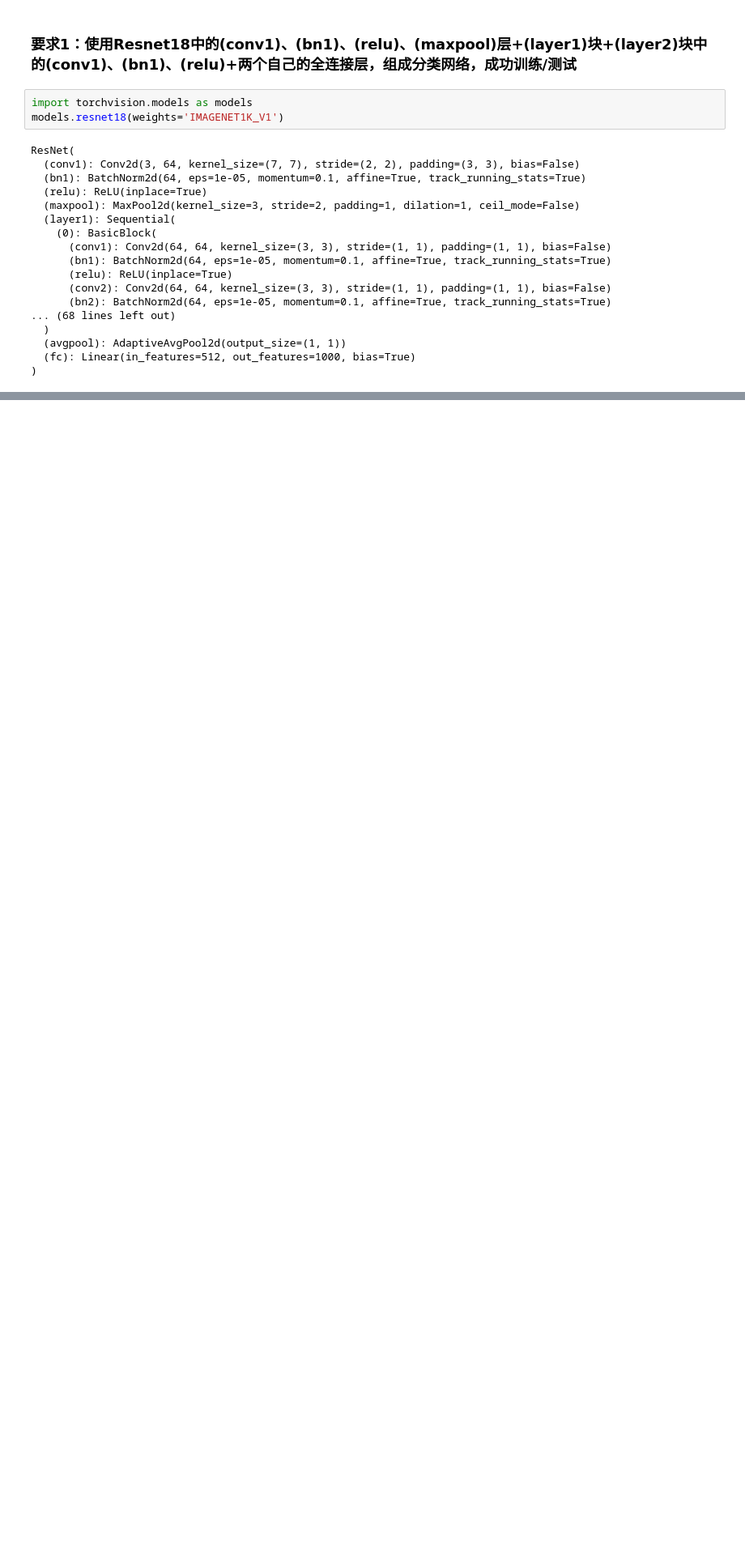
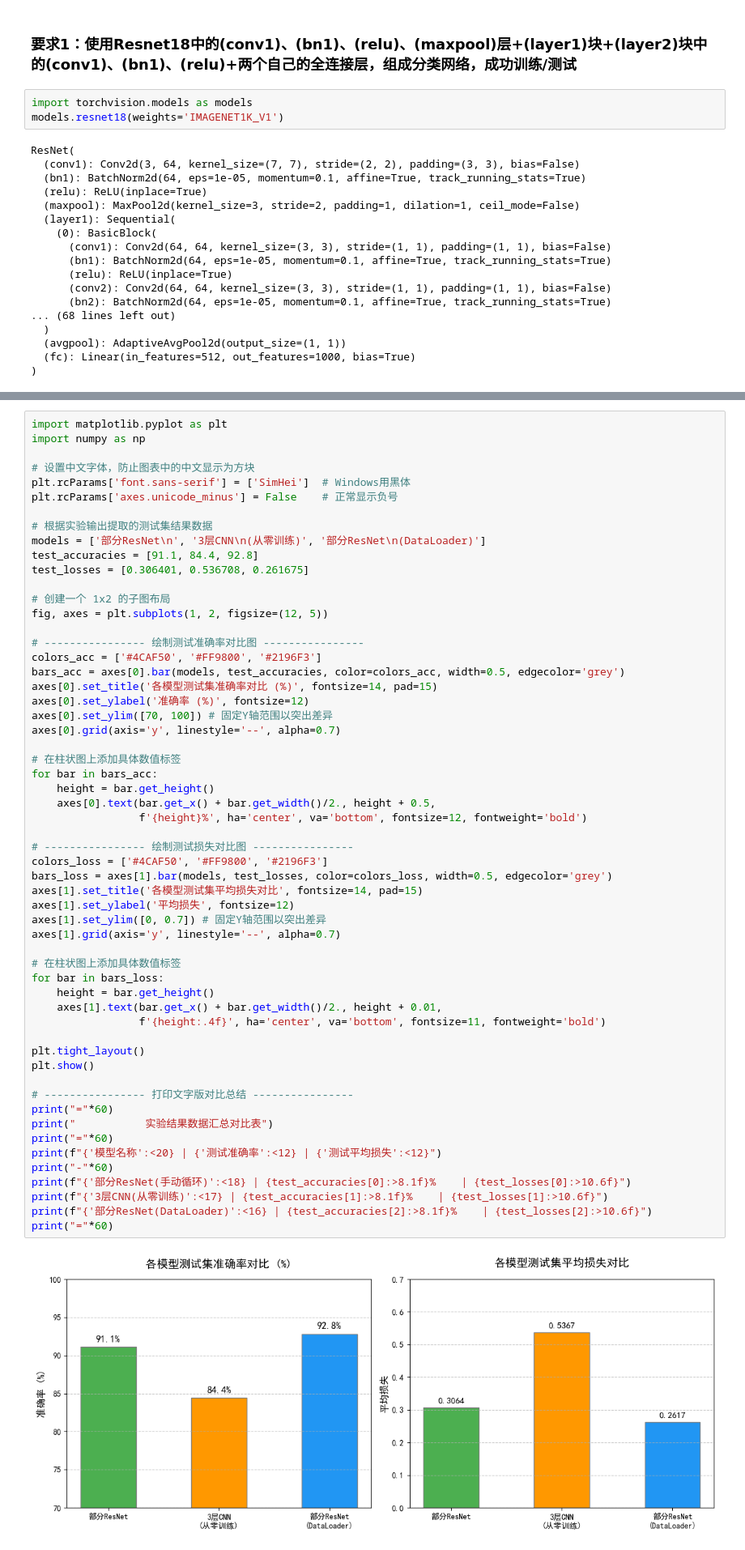
Before and after one commit to LyaxZ/Neural-Networks-and-Deep-Learning-Course-Expe, a Jupyter notebook: Class7/2026 实验7 调用Renet模型参数 搭建CNN 学生.ipynb, the cells around one changed output, grey strips where cells are left out. Shown at 81% size. Drawn from its saved outputs; the diff is of its cells as text; blank space fills up the shorter version.

```diff
--- a/Class7/2026 实验7 调用Renet模型参数 搭建CNN 学生.ipynb
+++ b/Class7/2026 实验7 调用Renet模型参数 搭建CNN 学生.ipynb
@@ -192,0 +539,59 @@ Test Accuracy: 89.7%, Test Avg loss: 1.146060
+# %%
+import matplotlib.pyplot as plt
+import numpy as np
+
+# 设置中文字体，防止图表中的中文显示为方块
+plt.rcParams['font.sans-serif'] = ['SimHei']  # Windows用黑体
+plt.rcParams['axes.unicode_minus'] = False    # 正常显示负号
+
+# 根据实验输出提取的测试集结果数据
+models = ['部分ResNet\n', '3层CNN\n(从零训练)', '部分ResNet\n(DataLoader)']
+test_accuracies = [91.1, 84.4, 92.8]
+test_losses = [0.306401, 0.536708, 0.261675]
+
+# 创建一个 1x2 的子图布局
+fig, axes = plt.subplots(1, 2, figsize=(12, 5))
+
+# ---------------- 绘制测试准确率对比图 ----------------
+colors_acc = ['#4CAF50', '#FF9800', '#2196F3']
+bars_acc = axes[0].bar(models, test_accuracies, color=colors_acc, width=0.5, edgecolor='grey')
+axes[0].set_title('各模型测试集准确率对比 (%)', fontsize=14, pad=15)
+axes[0].set_ylabel('准确率 (%)', fontsize=12)
+axes[0].set_ylim([70, 100]) # 固定Y轴范围以突出差异
+axes[0].grid(axis='y', linestyle='--', alpha=0.7)
+
+# 在柱状图上添加具体数值标签
+for bar in bars_acc:
+    height = bar.get_height()
+    axes[0].text(bar.get_x() + bar.get_width()/2., height + 0.5,
+                 f'{height}%', ha='center', va='bottom', fontsize=12, fontweight='bold')
+
+# ---------------- 绘制测试损失对比图 ----------------
+colors_loss = ['#4CAF50', '#FF9800', '#2196F3']
+bars_loss = axes[1].bar(models, test_losses, color=colors_loss, width=0.5, edgecolor='grey')
+axes[1].set_title('各模型测试集平均损失对比', fontsize=14, pad=15)
+axes[1].set_ylabel('平均损失', fontsize=12)
+axes[1].set_ylim([0, 0.7]) # 固定Y轴范围以突出差异
+axes[1].grid(axis='y', linestyle='--', alpha=0.7)
+
+# 在柱状图上添加具体数值标签
+for bar in bars_loss:
+    height = bar.get_height()
+    axes[1].text(bar.get_x() + bar.get_width()/2., height + 0.01,
+                 f'{height:.4f}', ha='center', va='bottom', fontsize=11, fontweight='bold')
+
+plt.tight_layout()
+plt.show()
+
+# ---------------- 打印文字版对比总结 ----------------
+print("="*60)
+print("           实验结果数据汇总对比表")
+print("="*60)
+print(f"{'模型名称':<20} | {'测试准确率':<12} | {'测试平均损失':<12}")
+print("-"*60)
+print(f"{'部分ResNet(手动循环)':<18} | {test_accuracies[0]:>8.1f}%    | {test_losses[0]:>10.6f}")
+print(f"{'3层CNN(从零训练)':<17} | {test_accuracies[1]:>8.1f}%    | {test_losses[1]:>10.6f}")
+print(f"{'部分ResNet(DataLoader)':<16} | {test_accuracies[2]:>8.1f}%    | {test_losses[2]:>10.6f}")
+print("="*60)
+# %% [output]
+[figure, added]
```
Also changed, not shown: parts of 22 cells of this notebook, 2 other files.
